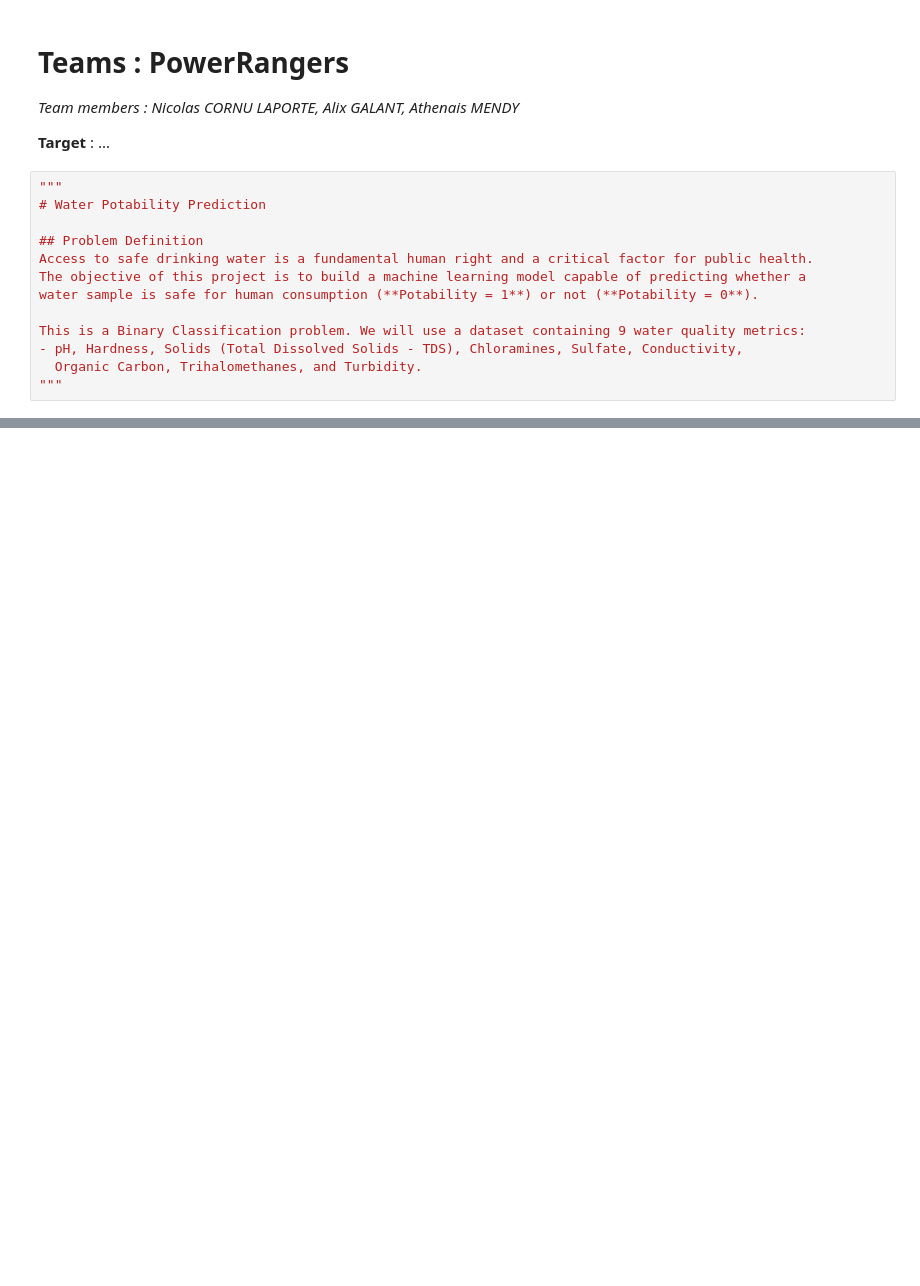
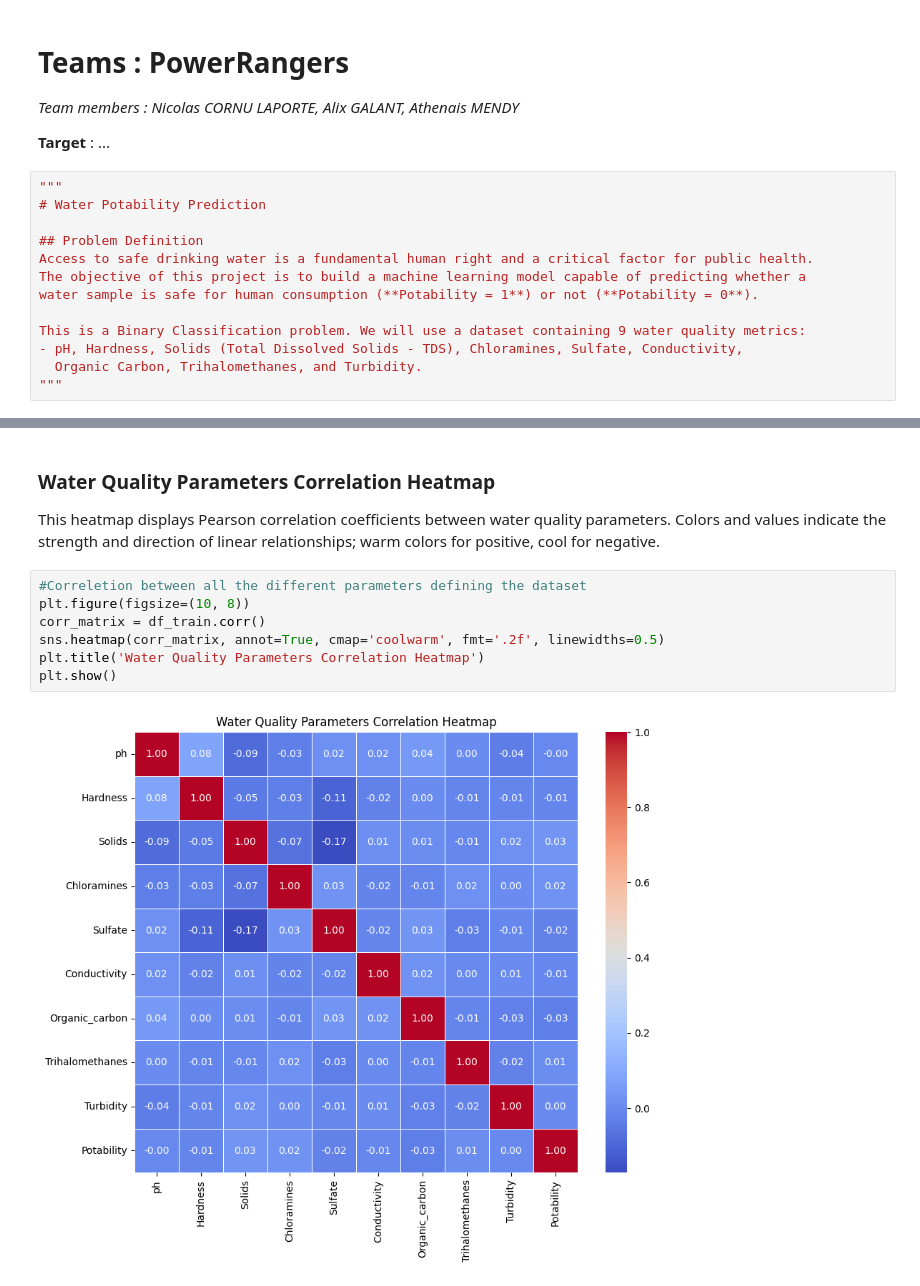
Before and after one commit to nikor3/WaterRangers, a Jupyter notebook: project_notebook.ipynb, the cells around one changed output, grey strips where cells are left out. Cells and saved outputs as stored; diff of their text form; blank space fills up the shorter version.

```diff
--- a/project_notebook.ipynb
+++ b/project_notebook.ipynb
@@ -31,0 +224,13 @@ from xgboost import XGBClassifier
+# %% [markdown]
+### Water Quality Parameters Correlation Heatmap
+
+This heatmap displays Pearson correlation coefficients between water quality parameters. Colors and values indicate the strength and direction of linear relationships; warm colors for positive, cool for negative.
+# %%
+#Correletion between all the different parameters defining the dataset
+plt.figure(figsize=(10, 8))
+corr_matrix = df_train.corr()
+sns.heatmap(corr_matrix, annot=True, cmap='coolwarm', fmt='.2f', linewidths=0.5)
+plt.title('Water Quality Parameters Correlation Heatmap')
+plt.show()
+# %% [output]
+[figure, added]
```
Also changed, not shown: parts of 36 cells of this notebook, 2 other files.
